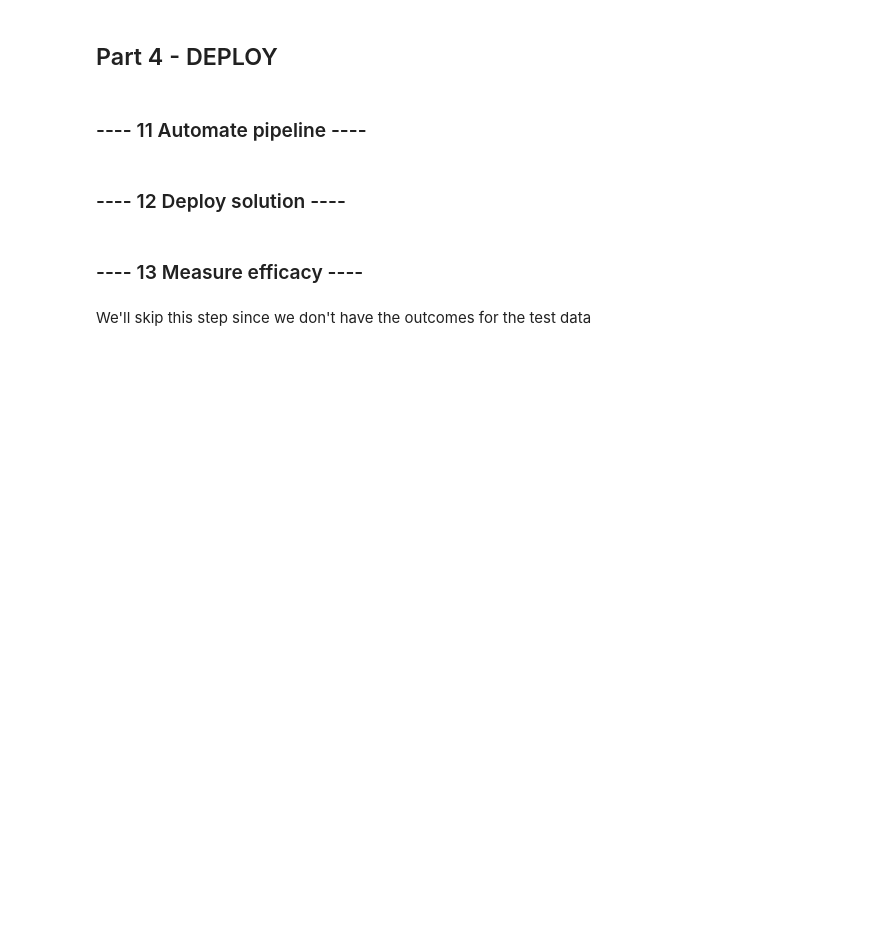
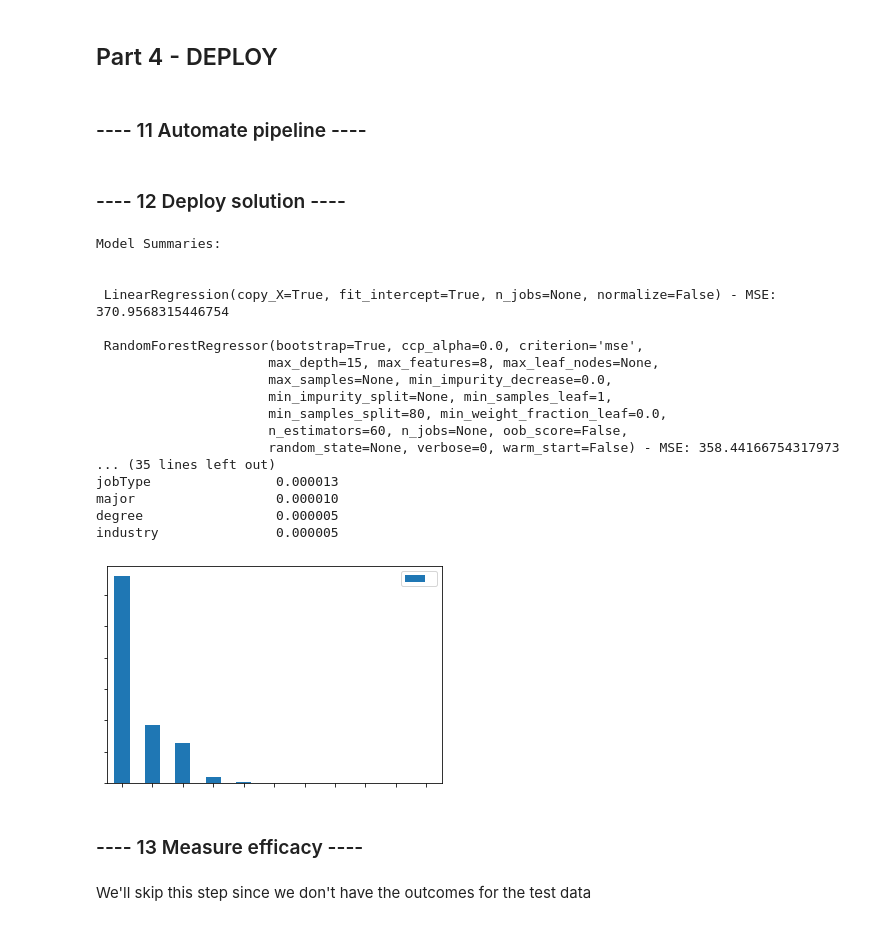
Before and after one commit to saidmrad/salarypredictionportfolio, a Jupyter notebook: salary_prediciton_notebook.ipynb, the cells around one changed output. Drawn from its saved outputs; the diff is of its cells as text; code cells hidden in the pictures; blank space fills up the shorter version.

```diff
--- a/salary_prediciton_notebook.ipynb
+++ b/salary_prediciton_notebook.ipynb
@@ -1273,18 +1073,3 @@ We do not have a target for the test data
 ### ---- 8 Create models ----
 # %% [markdown]
 Before creating the actual models I'll define functions to loop through the model testing.
-# %%
-def train_model(model, model_df, target_df, num_procs, mean_mse, cv_std):
-    neg_mse = cross_val_score(model, model_df, target_df, cv = 5, scoring = 'neg_mean_squared_error')
-    mean_mse[model] = -1.0*np.mean(neg_mse)
-    cv_std[model] = np.std(neg_mse)
-
-def print_summary(model, mean_mse, cv_std):
-    print('\nModel:\n', model)
-    print('Average MSE:\n', mean_mse[model])
-    print('Standard deviation during CV:\n', cv_std[model])
-# %%
-#initialize model list and dicts
-models = []
-mean_mse = {}
-cv_std = {}
@@ -1291,6 +1141,8 @@ cv_std = {}
 # %%
-lr = LinearRegression()
-rfr = RandomForestRegressor(n_estimators=60, max_depth=15, min_samples_split=80, max_features=8)
+models = ModelContainer()
 
-gbr = GradientBoostingRegressor(n_estimators=40, max_depth=7, loss='ls', verbose=0)
-models.extend([lr, rfr, gbr])
+# create models -hyperparameter tuning already done by hand for each model
+models.add_model(LinearRegression())
+models.add_model(RandomForestRegressor(n_estimators=60, max_depth=15, min_samples_split=80,
+                                           max_features=8, verbose=0))
+models.add_model(GradientBoostingRegressor(n_estimators=40, max_depth=7, loss='ls', verbose=0))
@@ -1387,3 +1169,24 @@ NameError: name 'X_test' is not defined
+# %%
+models.print_summary()
+# %% [output]
+Model Summaries:
+
+
+ LinearRegression(copy_X=True, fit_intercept=True, n_jobs=None, normalize=False) - MSE: 370.9568315446754
+
+ RandomForestRegressor(bootstrap=True, ccp_alpha=0.0, criterion='mse',
+                      max_depth=15, max_features=8, max_leaf_nodes=None,
+                      max_samples=None, min_impurity_decrease=0.0,
+                      min_impurity_split=None, min_samples_leaf=1,
+                      min_samples_split=80, min_weight_fraction_leaf=0.0,
+                      n_estimators=60, n_jobs=None, oob_score=False,
+                      random_state=None, verbose=0, warm_start=False) - MSE: 358.44166754317973
+... (35 lines left out)
+jobType                0.000013
+major                  0.000010
+degree                 0.000005
+industry               0.000005
+[figure, added]
 # %% [markdown]
 ### ---- 13 Measure efficacy ----
 # %% [markdown]
```
Also changed, not shown: parts of 53 cells of this notebook.
